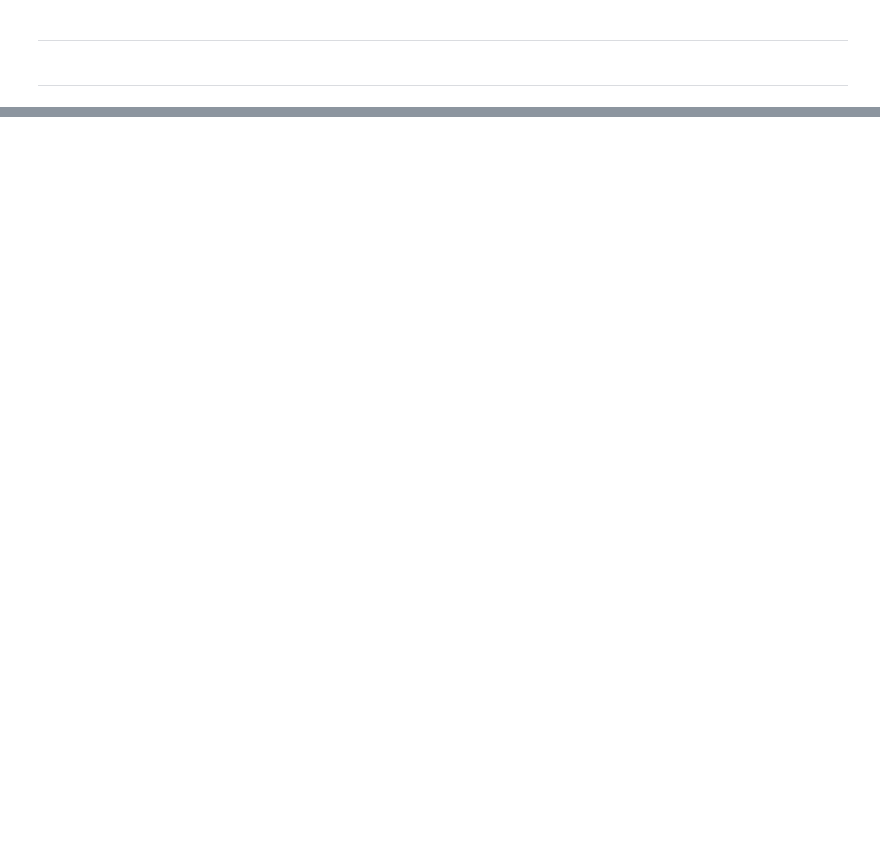
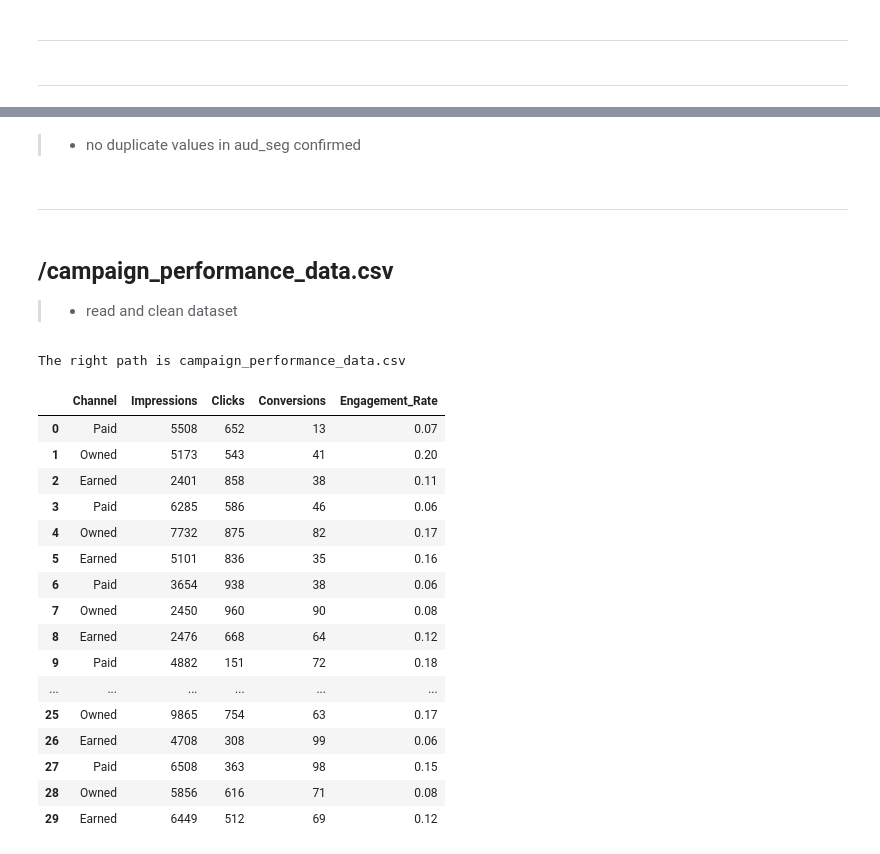
Before and after one commit to stxphz/unicef, a Jupyter notebook: analysis.ipynb, the cells around one changed output, grey strips where cells are left out. Drawn from its saved outputs; the diff is of its cells as text; code cells hidden in the pictures; blank space fills up the shorter version.

```diff
--- a/analysis.ipynb
+++ b/analysis.ipynb
@@ -83,0 +181,38 @@ FileNotFoundError: [Errno 2] No such file or directory: '/datasets/audience_segm
+# %% [markdown]
+> - no duplicate values in aud_seg confirmed
+# %% [markdown]
+-----
+# %% [markdown]
+<h2>/campaign_performance_data.csv</h2>
+
+> - read and clean dataset
+# %%
+# read /campaign_performance_data.csv file and storing it to the variable 'cam_perf' for the DataFrame
+
+try:
+    cam_perf = pd.read_csv('campaign_performance_data.csv', sep=',')
+    print('The right path is campaign_performance_data.csv')
+except:
+    cam_perf = pd.read_csv('/datasets/campaign_performance_data', sep=',')
+    print('The right path is /datasets/campaign_performance_data')
+
+display(cam_perf)
+# %% [output]
+The right path is campaign_performance_data.csv
+|  | Channel | Impressions | Clicks | Conversions | Engagement_Rate |
+| 0 | Paid | 5508 | 652 | 13 | 0.07 |
+| 1 | Owned | 5173 | 543 | 41 | 0.20 |
+| 2 | Earned | 2401 | 858 | 38 | 0.11 |
+| 3 | Paid | 6285 | 586 | 46 | 0.06 |
+| 4 | Owned | 7732 | 875 | 82 | 0.17 |
+| 5 | Earned | 5101 | 836 | 35 | 0.16 |
+| 6 | Paid | 3654 | 938 | 38 | 0.06 |
+| 7 | Owned | 2450 | 960 | 90 | 0.08 |
+| 8 | Earned | 2476 | 668 | 64 | 0.12 |
+| 9 | Paid | 4882 | 151 | 72 | 0.18 |
+| ... | ... | ... | ... | ... | ... |
+| 25 | Owned | 9865 | 754 | 63 | 0.17 |
+| 26 | Earned | 4708 | 308 | 99 | 0.06 |
+| 27 | Paid | 6508 | 363 | 98 | 0.15 |
+| 28 | Owned | 5856 | 616 | 71 | 0.08 |
+| 29 | Earned | 6449 | 512 | 69 | 0.12 |
```
Also changed, not shown: parts of 29 cells of this notebook, 1 other file.
